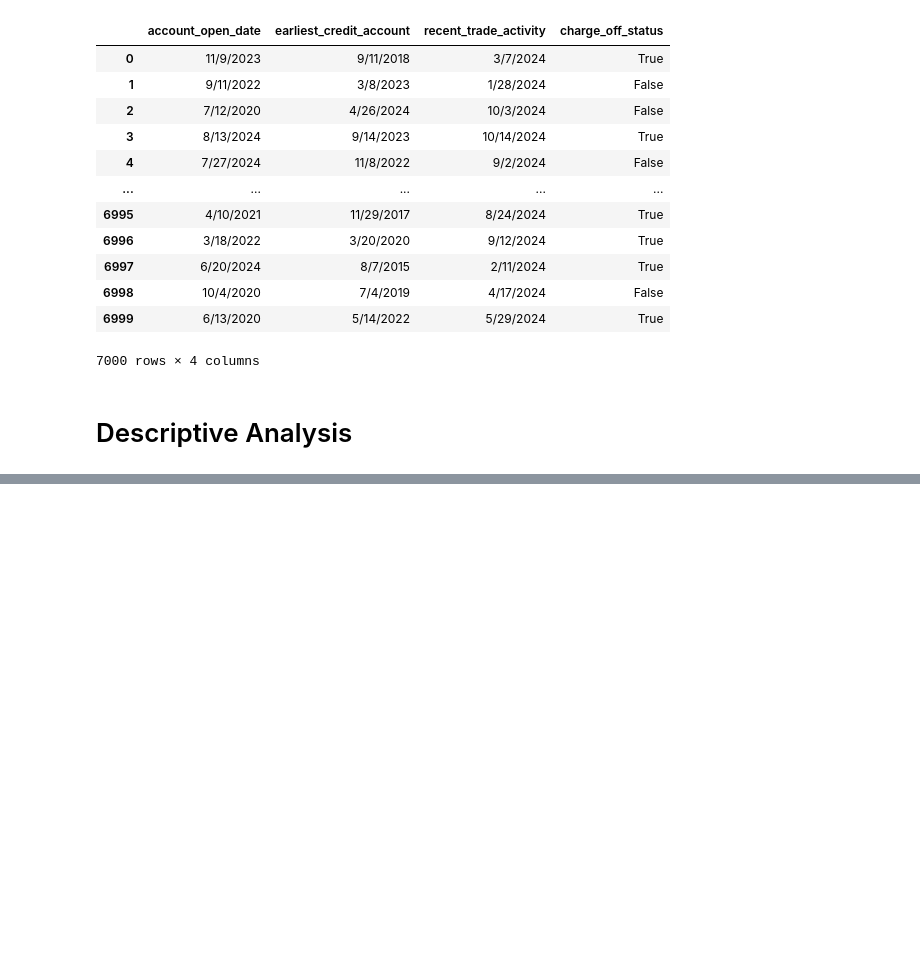
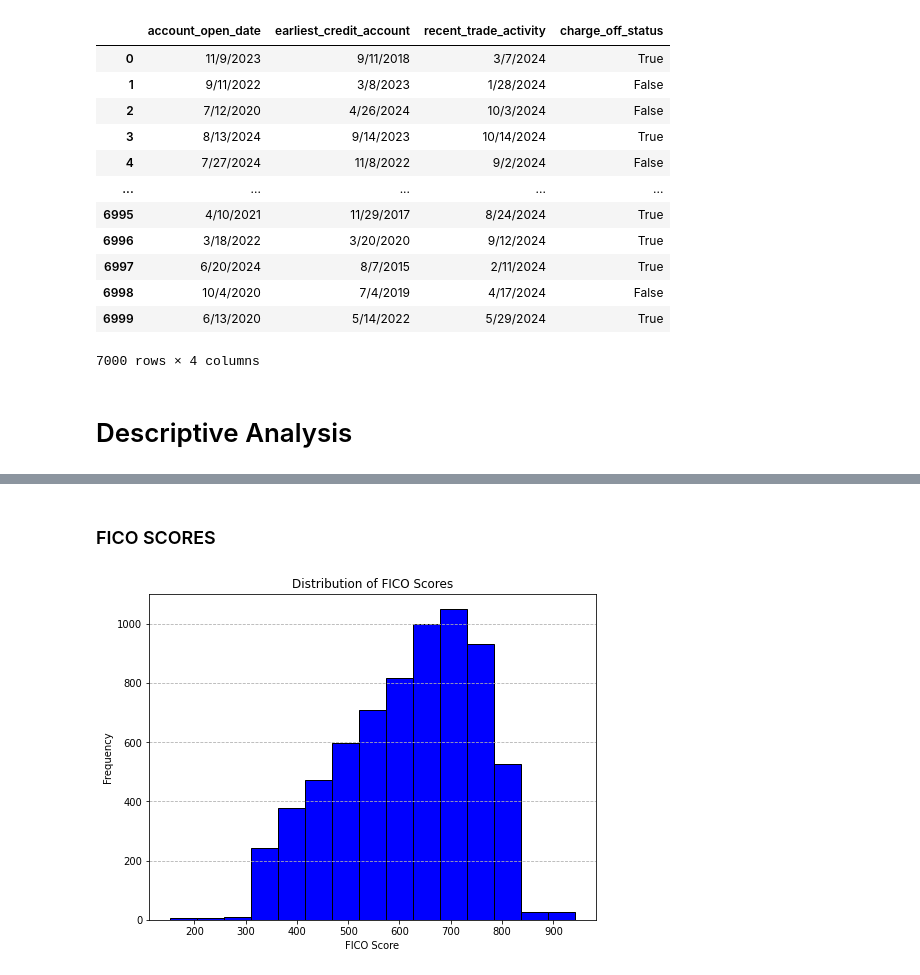
Before and after one commit to susara-ouchi/credit-score-case-study, a Jupyter notebook: credit_score_study_susara.ipynb, the cells around one changed output, grey strips where cells are left out. Drawn from its saved outputs; the diff is of its cells as text; code cells hidden in the pictures; blank space fills up the shorter version.

```diff
--- a/credit_score_study_susara.ipynb
+++ b/credit_score_study_susara.ipynb
@@ -57,6 +61,19 @@ df_0[['account_open_date',
 | 6998 | 10/4/2020 | 7/4/2019 | 4/17/2024 | False |
 | 6999 | 6/13/2020 | 5/14/2022 | 5/29/2024 | True |
 7000 rows × 4 columns
+# %%
+#Creating seperate dataframes for the account open date(year-wise)
+
+df_0['account_open_date'] = pd.to_datetime(df_0['account_open_date'])
+
+df_0['account_open_date'].dt.year.unique() ##array([2023, 2022, 2020, 2024, 2021, 2019], dtype=int64)
+
+df_0_2023 = df_0[df_0['account_open_date'].dt.year == 2023]
+df_0_2022 = df_0[df_0['account_open_date'].dt.year == 2022]
+df_0_2020 = df_0[df_0['account_open_date'].dt.year == 2022]
+df_0_2024 = df_0[df_0['account_open_date'].dt.year == 2024]
+df_0_2021 = df_0[df_0['account_open_date'].dt.year == 2021]
+df_0_2019 = df_0[df_0['account_open_date'].dt.year == 2019]
 # %% [markdown]
 # Descriptive Analysis
 # %% [markdown]
@@ -63,0 +127,17 @@ df_0[['account_open_date',
+# %% [markdown]
+###  FICO SCORES
+# %%
+#Overall
+plt.figure(figsize=(8, 6))
+plt.hist(
+    df_0['fico_score'],
+    bins=15,
+    color='blue',
+    edgecolor='black')
+plt.title('Distribution of FICO Scores')
+plt.xlabel('FICO Score')
+plt.ylabel('Frequency')
+plt.grid(axis='y', linestyle='--')
+plt.show()
+# %% [output]
+[figure, added]
```
Also changed, not shown: parts of 7 cells of this notebook.
